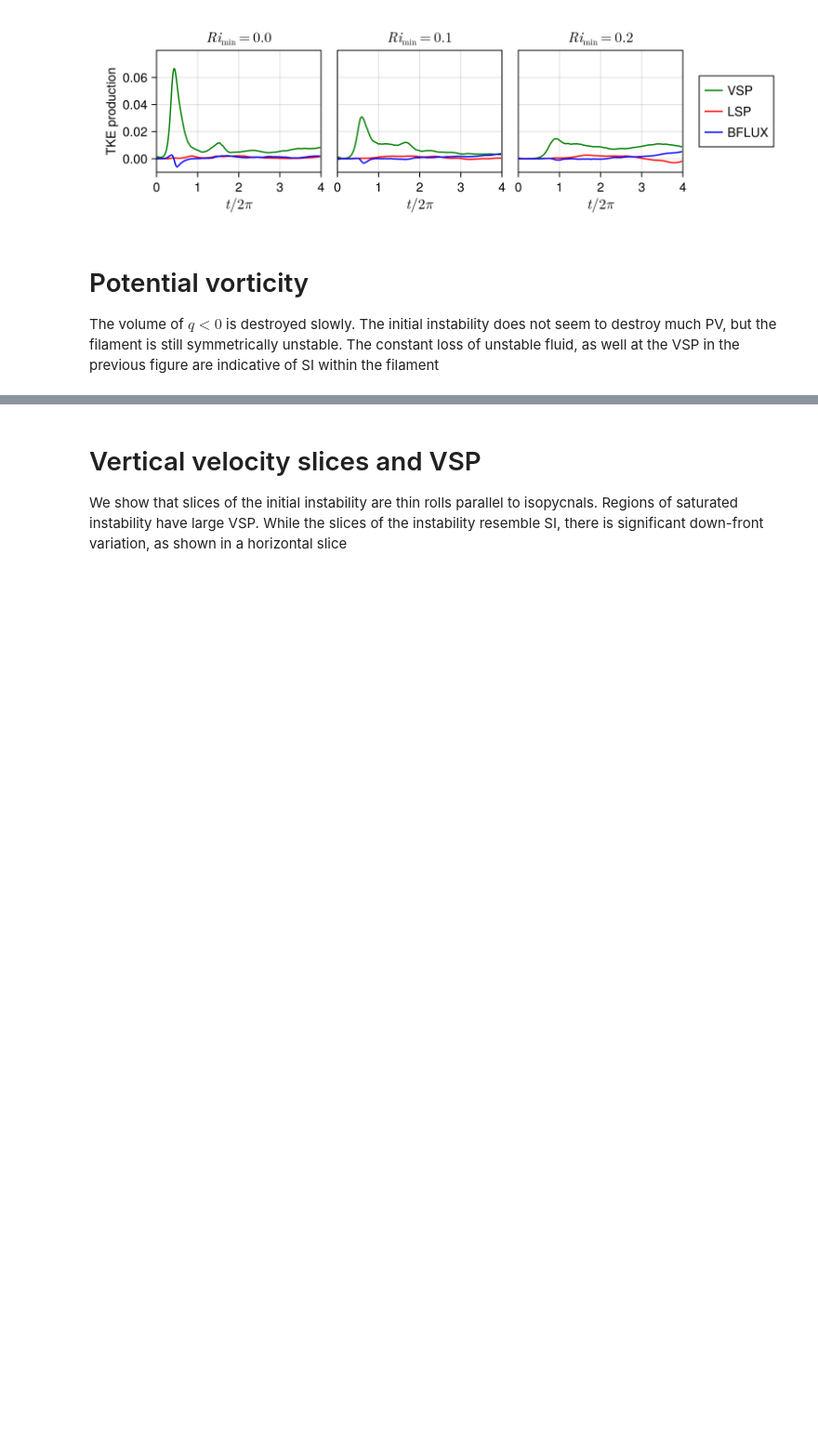
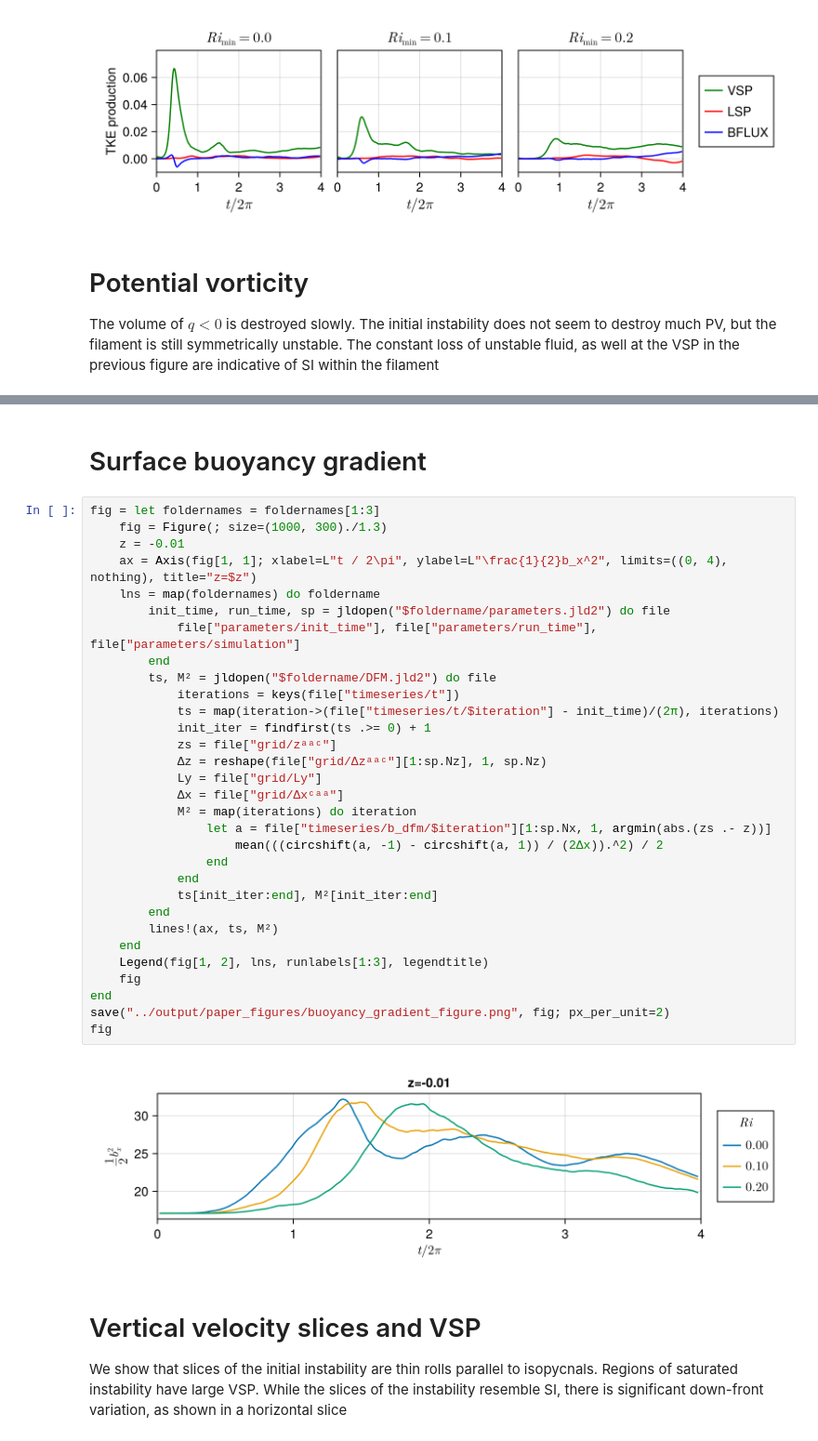
Before and after one commit to erin-atkinson/filament-instability, a Jupyter notebook: notebook/PaperFigures.ipynb, the cells around one changed output, grey strips where cells are left out. Shown at 93% size. Cells and saved outputs as stored; diff of their text form; blank space fills up the shorter version.

```diff
--- a/notebook/PaperFigures.ipynb
+++ b/notebook/PaperFigures.ipynb
@@ -188,5 +260,40 @@ end
 # %% [output]
 [figure]
+# %% [markdown]
+# Surface buoyancy gradient
+# %%
+fig = let foldernames = foldernames[1:3]
+    fig = Figure(; size=(1000, 300)./1.3)
+    z = -0.01
+    ax = Axis(fig[1, 1]; xlabel=L"t / 2\pi", ylabel=L"\frac{1}{2}b_x^2", limits=((0, 4), nothing), title="z=$z")
+    lns = map(foldernames) do foldername
+        init_time, run_time, sp = jldopen("$foldername/parameters.jld2") do file
+            file["parameters/init_time"], file["parameters/run_time"], file["parameters/simulation"]
+        end
+        ts, M² = jldopen("$foldername/DFM.jld2") do file
+            iterations = keys(file["timeseries/t"])
+            ts = map(iteration->(file["timeseries/t/$iteration"] - init_time)/(2π), iterations)
+            init_iter = findfirst(ts .>= 0) + 1
+            zs = file["grid/zᵃᵃᶜ"]
+            Δz = reshape(file["grid/Δzᵃᵃᶜ"][1:sp.Nz], 1, sp.Nz)
+            Ly = file["grid/Ly"]
+            Δx = file["grid/Δxᶜᵃᵃ"]
+            M² = map(iterations) do iteration
+                let a = file["timeseries/b_dfm/$iteration"][1:sp.Nx, 1, argmin(abs.(zs .- z))]
+                    mean(((circshift(a, -1) - circshift(a, 1)) / (2Δx)).^2) / 2
+                end
+            end
+            ts[init_iter:end], M²[init_iter:end]
+        end
+        lines!(ax, ts, M²)
+    end
+    Legend(fig[1, 2], lns, runlabels[1:3], legendtitle)
+    fig
+end
+save("../output/paper_figures/buoyancy_gradient_figure.png", fig; px_per_unit=2)
+fig
+# %% [output]
+[figure, added]
 # %% [markdown]
 # Vertical velocity slices and VSP
 We show that slices of the initial instability are thin rolls parallel to isopycnals. Regions of saturated instability have large VSP. While the slices of the instability resemble SI, there is significant down-front variation, as shown in a horizontal slice
```
Also changed, not shown: parts of 10 cells of this notebook.
